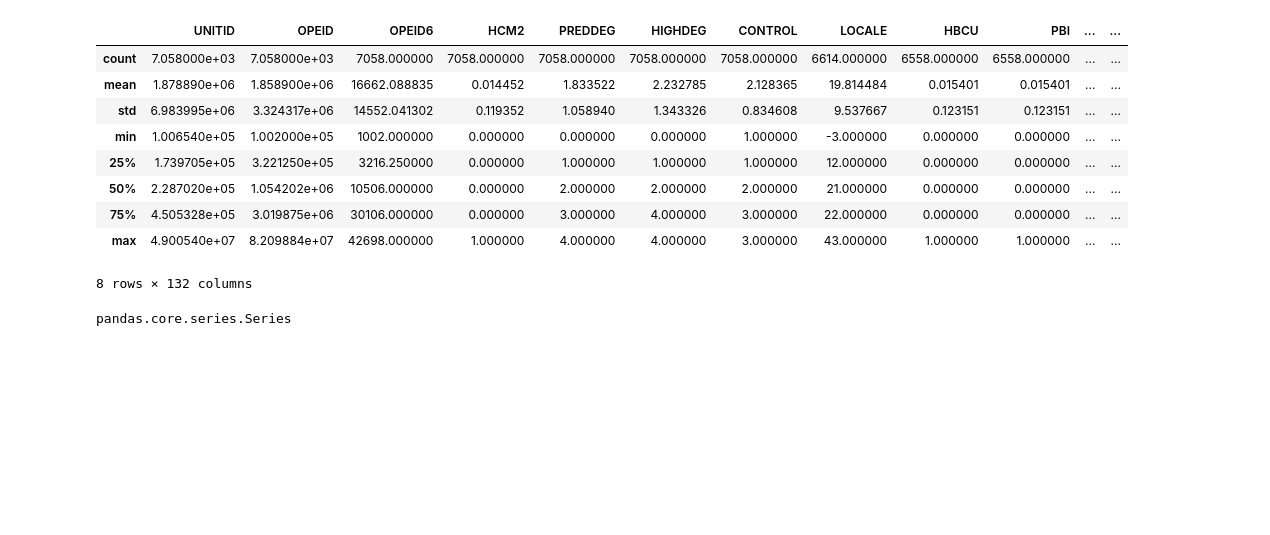
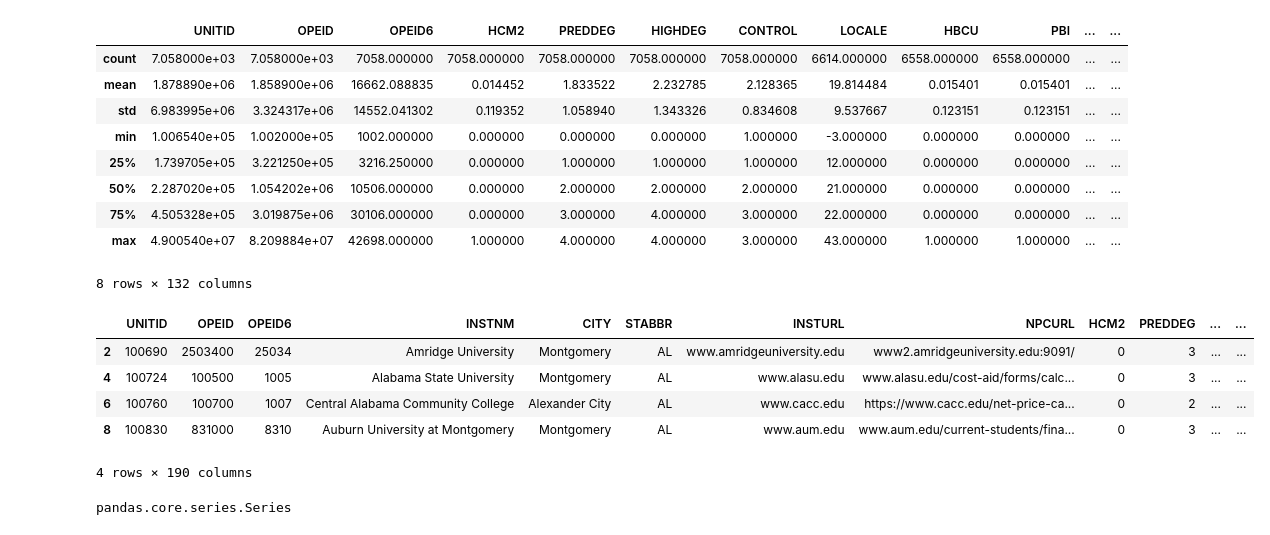
Before and after one commit to NandaCj/data-science-class, a Jupyter notebook: Python/Pandas_Basics.ipynb, the cells around one changed output. Drawn from its saved outputs; the diff is of its cells as text; code cells hidden in the pictures; blank space fills up the shorter version.

```diff
--- a/Python/Pandas_Basics.ipynb
+++ b/Python/Pandas_Basics.ipynb
@@ -95,6 +95,15 @@ df1.describe()
 8 rows × 132 columns
 # %%
 A = df1['OPEID']
+# %%
+df1[2:10:2]
+# %% [output]
+|  | UNITID | OPEID | OPEID6 | INSTNM | CITY | STABBR | INSTURL | NPCURL | HCM2 | PREDDEG | ... | ... |
+| 2 | 100690 | 2503400 | 25034 | Amridge University | Montgomery | AL | www.amridgeuniversity.edu | www2.amridgeuniversity.edu:9091/ | 0 | 3 | ... | ... |
+| 4 | 100724 | 100500 | 1005 | Alabama State University | Montgomery | AL | www.alasu.edu | www.alasu.edu/cost-aid/forms/calc... | 0 | 3 | ... | ... |
+| 6 | 100760 | 100700 | 1007 | Central Alabama Community College | Alexander City | AL | www.cacc.edu | https://www.cacc.edu/net-price-ca... | 0 | 2 | ... | ... |
+| 8 | 100830 | 831000 | 8310 | Auburn University at Montgomery | Montgomery | AL | www.aum.edu | www.aum.edu/current-students/fina... | 0 | 3 | ... | ... |
+4 rows × 190 columns
 # %%
 type(A)
 # %% [output]
```
Also changed, not shown: parts of 17 cells of this notebook.
